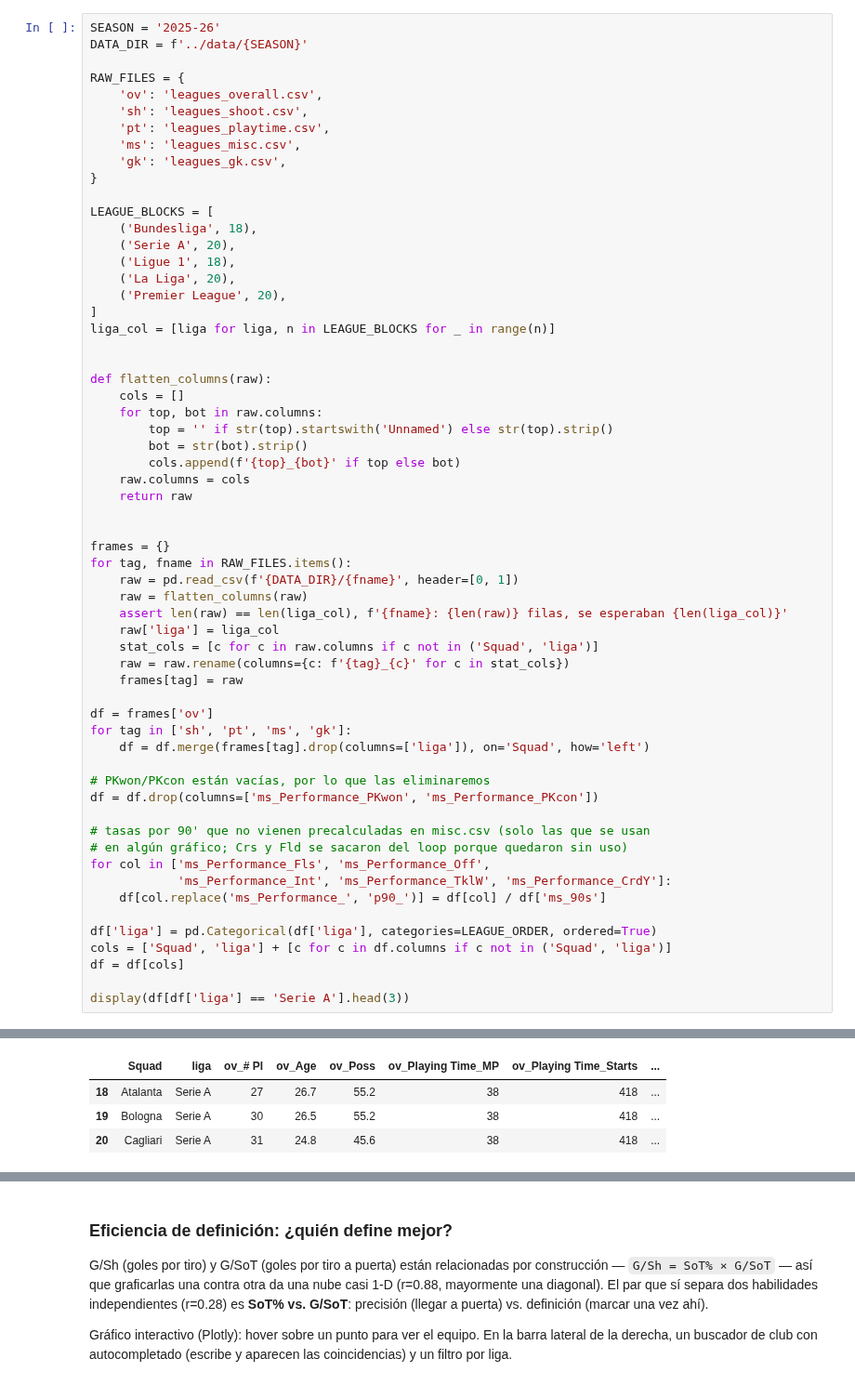
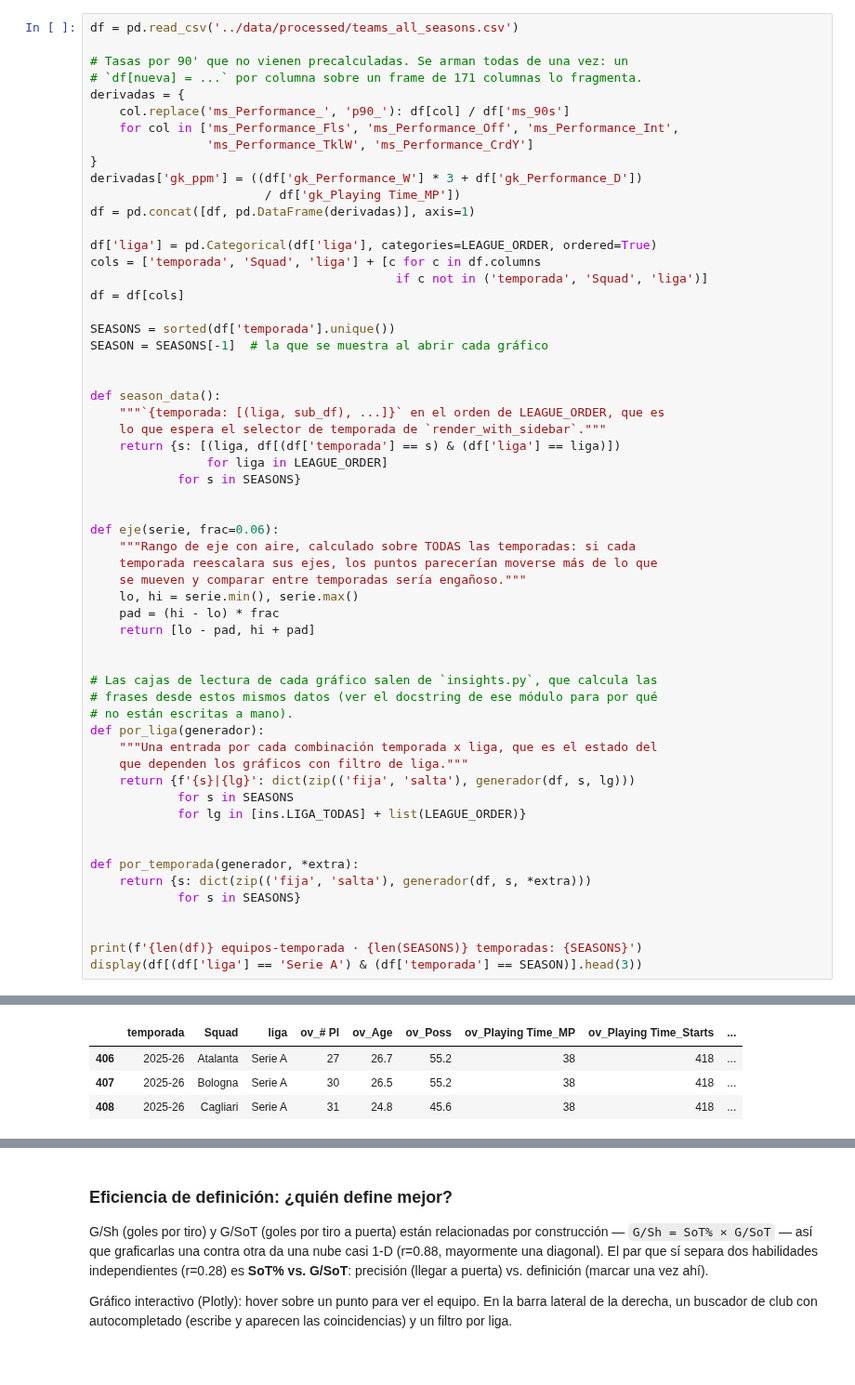
Before and after one commit to OliverBur/futviz, a Jupyter notebook: code/eda_teams.ipynb, the cells around one changed output, grey strips where cells are left out. Shown at 93% size. Drawn from its saved outputs; the diff is of its cells as text.

```diff
--- a/code/eda_teams.ipynb
+++ b/code/eda_teams.ipynb
@@ -28,61 +36,59 @@ Los 5 CSVs son a nivel de equipo, con doble header (categoría + estadístico) y
 # %%
-SEASON = '2025-26'
-DATA_DIR = f'../data/{SEASON}'
+df = pd.read_csv('../data/processed/teams_all_seasons.csv')
 
-RAW_FILES = {
-    'ov': 'leagues_overall.csv',
-    'sh': 'leagues_shoot.csv',
-    'pt': 'leagues_playtime.csv',
-    'ms': 'leagues_misc.csv',
-    'gk': 'leagues_gk.csv',
+# Tasas por 90' que no vienen precalculadas. Se arman todas de una vez: un
+# `df[nueva] = ...` por columna sobre un frame de 171 columnas lo fragmenta.
+derivadas = {
+    col.replace('ms_Performance_', 'p90_'): df[col] / df['ms_90s']
+    for col in ['ms_Performance_Fls', 'ms_Performance_Off', 'ms_Performance_Int',
+                'ms_Performance_TklW', 'ms_Performance_CrdY']
 }
+derivadas['gk_ppm'] = ((df['gk_Performance_W'] * 3 + df['gk_Performance_D'])
+                        / df['gk_Playing Time_MP'])
+df = pd.concat([df, pd.DataFrame(derivadas)], axis=1)
 
-LEAGUE_BLOCKS = [
-    ('Bundesliga', 18),
-    ('Serie A', 20),
-    ('Ligue 1', 18),
-    ('La Liga', 20),
-    ('Premier League', 20),
-]
-liga_col = [liga for liga, n in LEAGUE_BLOCKS for _ in range(n)]
+df['liga'] = pd.Categorical(df['liga'], categories=LEAGUE_ORDER, ordered=True)
+cols = ['temporada', 'Squad', 'liga'] + [c for c in df.columns
+                                          if c not in ('temporada', 'Squad', 'liga')]
+df = df[cols]
+
+SEASONS = sorted(df['temporada'].unique())
+SEASON = SEASONS[-1]  # la que se muestra al abrir cada gráfico
 
 
-def flatten_columns(raw):
-    cols = []
-    for top, bot in raw.columns:
-        top = '' if str(top).startswith('Unnamed') else str(top).strip()
-        bot = str(bot).strip()
-        cols.append(f'{top}_{bot}' if top else bot)
-    raw.columns = cols
-    return raw
+def season_data():
+    """`{temporada: [(liga, sub_df), ...]}` en el orden de LEAGUE_ORDER, que es
+    lo que espera el selector de temporada de `render_with_sidebar`."""
+    return {s: [(liga, df[(df['temporada'] == s) & (df['liga'] == liga)])
+                for liga in LEAGUE_ORDER]
+            for s in SEASONS}
 
 
-frames = {}
-for tag, fname in RAW_FILES.items():
-    raw = pd.read_csv(f'{DATA_DIR}/{fname}', header=[0, 1])
-    raw = flatten_columns(raw)
-    assert len(raw) == len(liga_col), f'{fname}: {len(raw)} filas, se esperaban {len(liga_col)}'
-    raw['liga'] = liga_col
-    stat_cols = [c for c in raw.columns if c not in ('Squad', 'liga')]
-    raw = raw.rename(columns={c: f'{tag}_{c}' for c in stat_cols})
-    frames[tag] = raw
+def eje(serie, frac=0.06):
+    """Rango de eje con aire, calculado sobre TODAS las temporadas: si cada
+    temporada reescalara sus ejes, los puntos parecerían moverse más de lo que
+    se mueven y comparar entre temporadas sería engañoso."""
+    lo, hi = serie.min(), serie.max()
+    pad = (hi - lo) * frac
+    return [lo - pad, hi + pad]
 
-df = frames['ov']
-for tag in ['sh', 'pt', 'ms', 'gk']:
-    df = df.merge(frames[tag].drop(columns=['liga']), on='Squad', how='left')
 
-# PKwon/PKcon están vacías, por lo que las eliminaremos
-df = df.drop(columns=['ms_Performance_PKwon', 'ms_Performance_PKcon'])
+# Las cajas de lectura de cada gráfico salen de `insights.py`, que calcula las
+# frases desde estos mismos datos (ver el docstring de ese módulo para por qué
+# no están escritas a mano).
+def por_liga(generador):
+    """Una entrada por cada combinación temporada x liga, que es el estado del
+    que dependen los gráficos con filtro de liga."""
+    return {f'{s}|{lg}': dict(zip(('fija', 'salta'), generador(df, s, lg)))
+            for s in SEASONS
+            for lg in [ins.LIGA_TODAS] + list(LEAGUE_ORDER)}
 
-# tasas por 90' que no vienen precalculadas en misc.csv (solo las que se usan
-# en algún gráfico; Crs y Fld se sacaron del loop porque quedaron sin uso)
-for col in ['ms_Performance_Fls', 'ms_Performance_Off',
-            'ms_Performance_Int', 'ms_Performance_TklW', 'ms_Performance_CrdY']:
-    df[col.replace('ms_Performance_', 'p90_')] = df[col] / df['ms_90s']
 
-df['liga'] = pd.Categorical(df['liga'], categories=LEAGUE_ORDER, ordered=True)
-cols = ['Squad', 'liga'] + [c for c in df.columns if c not in ('Squad', 'liga')]
-df = df[cols]
+def por_temporada(generador, *extra):
+    return {s: dict(zip(('fija', 'salta'), generador(df, s, *extra)))
+            for s in SEASONS}
 
-display(df[df['liga'] == 'Serie A'].head(3))
+
+print(f'{len(df)} equipos-temporada · {len(SEASONS)} temporadas: {SEASONS}')
+display(df[(df['liga'] == 'Serie A') & (df['temporada'] == SEASON)].head(3))
 # %% [output]
@@ -89,4 +96,4 @@ display(df[df['liga'] == 'Serie A'].head(3))
-|  | Squad | liga | ov_# Pl | ov_Age | ov_Poss | ov_Playing Time_MP | ov_Playing Time_Starts | ... |
-| 18 | Atalanta | Serie A | 27 | 26.7 | 55.2 | 38 | 418 | ... |
-| 19 | Bologna | Serie A | 30 | 26.5 | 55.2 | 38 | 418 | ... |
-| 20 | Cagliari | Serie A | 31 | 24.8 | 45.6 | 38 | 418 | ... |
+|  | temporada | Squad | liga | ov_# Pl | ov_Age | ov_Poss | ov_Playing Time_MP | ov_Playing Time_Starts | ... |
+| 406 | 2025-26 | Atalanta | Serie A | 27 | 26.7 | 55.2 | 38 | 418 | ... |
+| 407 | 2025-26 | Bologna | Serie A | 30 | 26.5 | 55.2 | 38 | 418 | ... |
+| 408 | 2025-26 | Cagliari | Serie A | 31 | 24.8 | 45.6 | 38 | 418 | ... |
```
Also changed, not shown: parts of 19 cells of this notebook, 34 other files.
